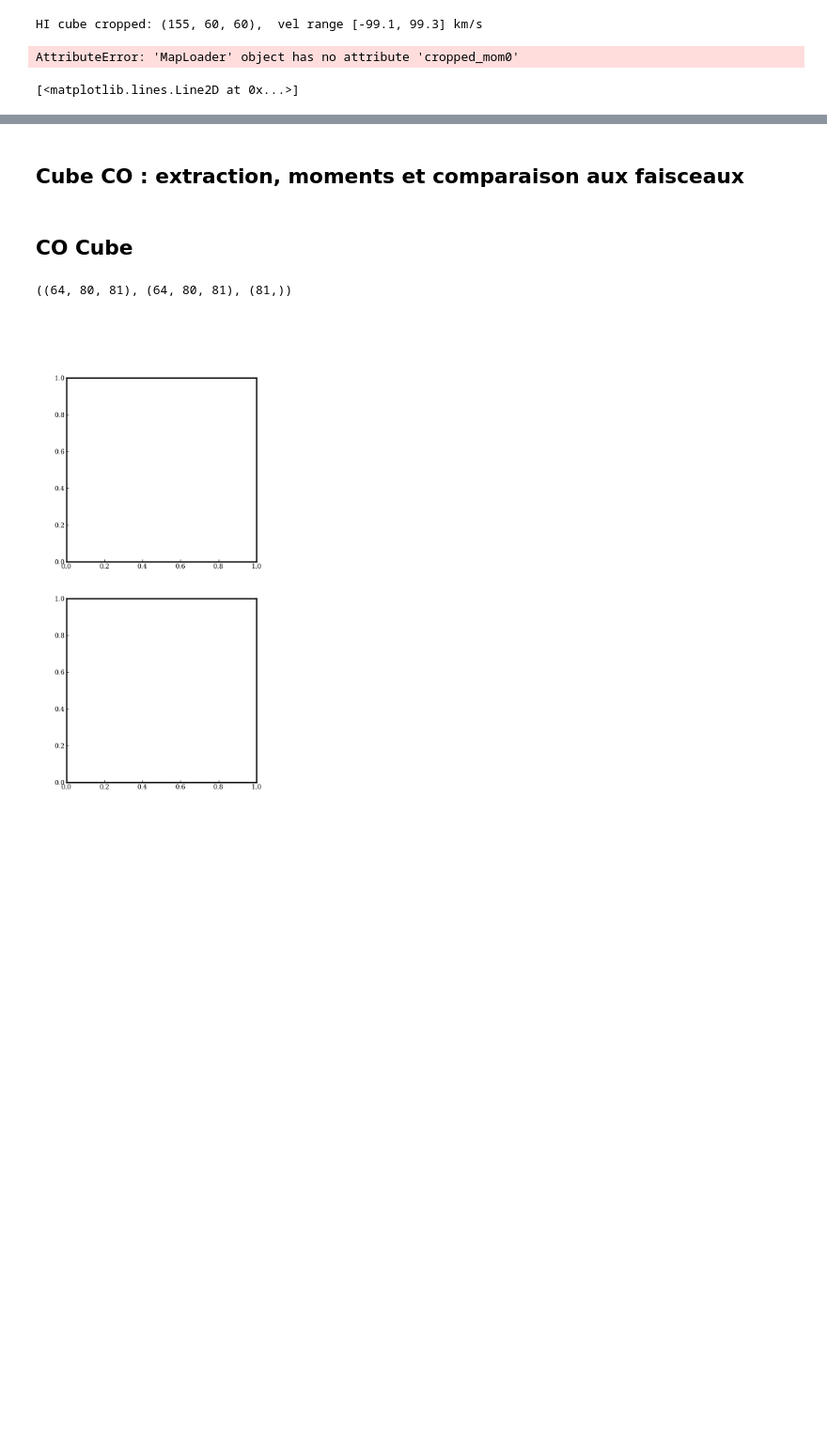
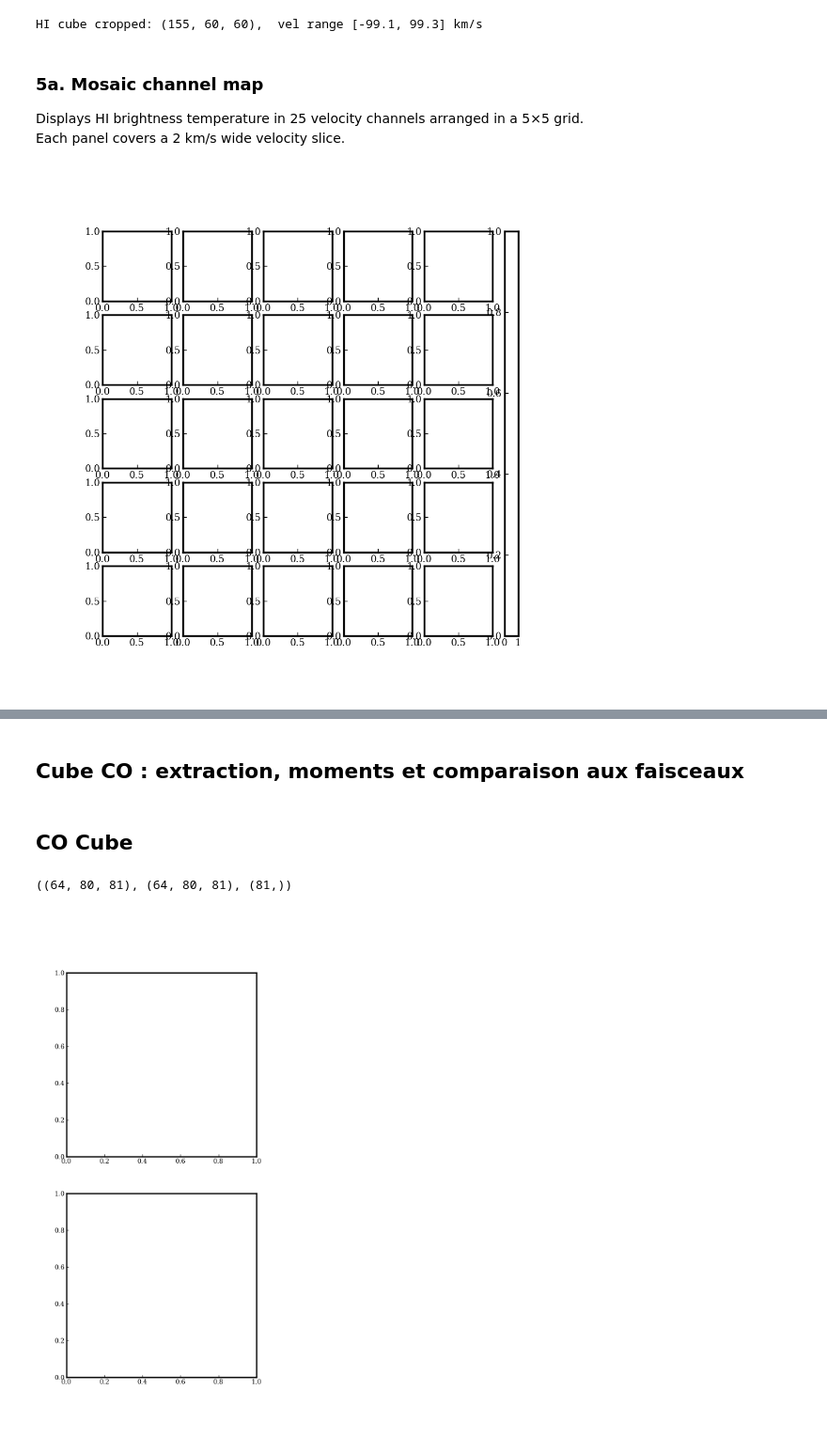
Before and after one commit to LucieCros/rrl-ism-analysis, a Jupyter notebook: notebooks/1_Cloud-id.ipynb, the cells around one changed output, grey strips where cells are left out. Shown at 94% size. Saved outputs shown, nothing was run; the diff lists cells and outputs as text; code cells hidden in the pictures; blank space fills up the shorter version.

```diff
--- a/notebooks/1_Cloud-id.ipynb
+++ b/notebooks/1_Cloud-id.ipynb
@@ -675,7 +714,7 @@ HI cube cropped: (155, 60, 60),  vel range [-99.1, 99.3] km/s
 # This isolates emission likely associated with ISM clouds along the line of sight.
 
 _, velHI_full, spectrumHI_full, lonHI_full, latHI_full, mom0_HI_vel = \
-    map_loader.cropped_mom0(
+    map_loader.moment0_crop(
         CoordSource, 'HI', FOV,
         v_start=VMIN_HI, v_stop=VMAX_HI,
         shape="square"
@@ -683,10 +722,7 @@ _, velHI_full, spectrumHI_full, lonHI_full, latHI_full, mom0_HI_vel = \
 
 # Velocity condition mask — used later for coloured spectrum segments.
 condHI = (velHI >= VMIN_HI) & (velHI <= VMAX_HI)
-# %% [output]
-AttributeError: 'MapLoader' object has no attribute 'cropped_mom0'
-# %%
-axdust.clear()
-axdust.plot(dustlos)
-# %% [output]
-[<matplotlib.lines.Line2D at 0x...>]
+# %% [markdown]
+### 5a. Mosaic channel map
+Displays HI brightness temperature in 25 velocity channels arranged in a 5×5 grid.
+Each panel covers a 2 km/s wide velocity slice.
@@ -692,0 +749,17 @@ axdust.plot(dustlos)
+# %%
+# ── Figure layout ─────────────────────────────────────────────────────────────
+# 5×5 panels (letters a–y) + 1 narrow column (z) for the colorbar
+
+fig_chan = plt.figure(figsize=(10.2, 10))
+axes_chan = fig_chan.subplot_mosaic(
+    """
+    abcdez
+    fghijz
+    klmnoz
+    pqrstz
+    uvwxyz
+    """,
+    width_ratios=(1, 1, 1, 1, 1, 0.2),
+)
+# %% [output]
+[figure, added]
```
Also changed, not shown: parts of 22 cells of this notebook, 2 other files.
